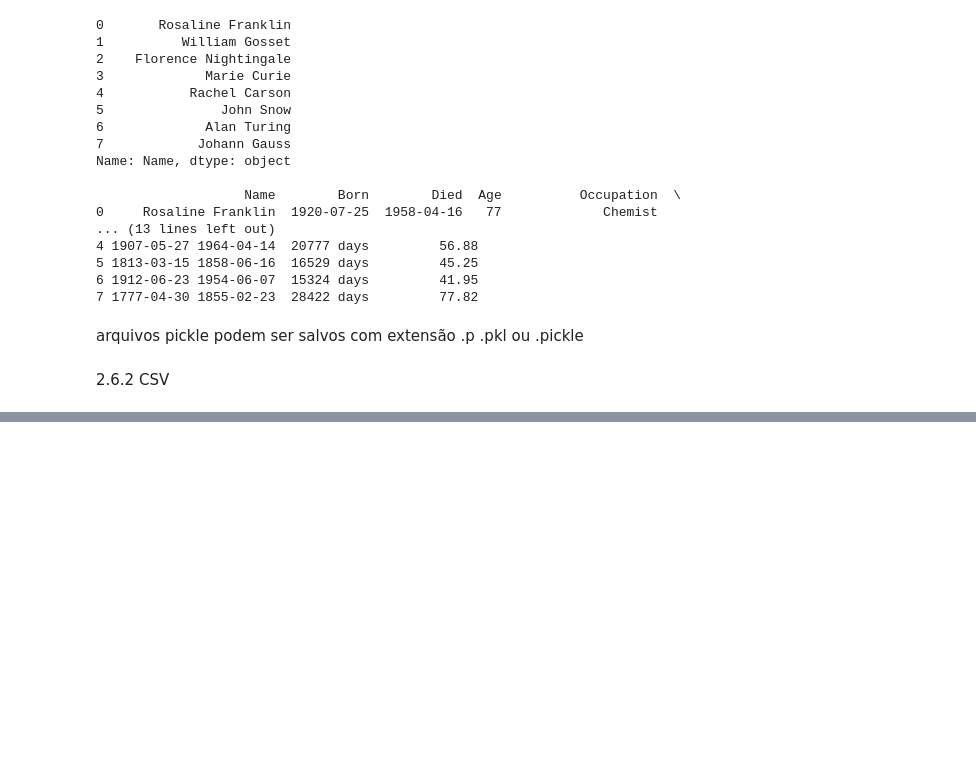
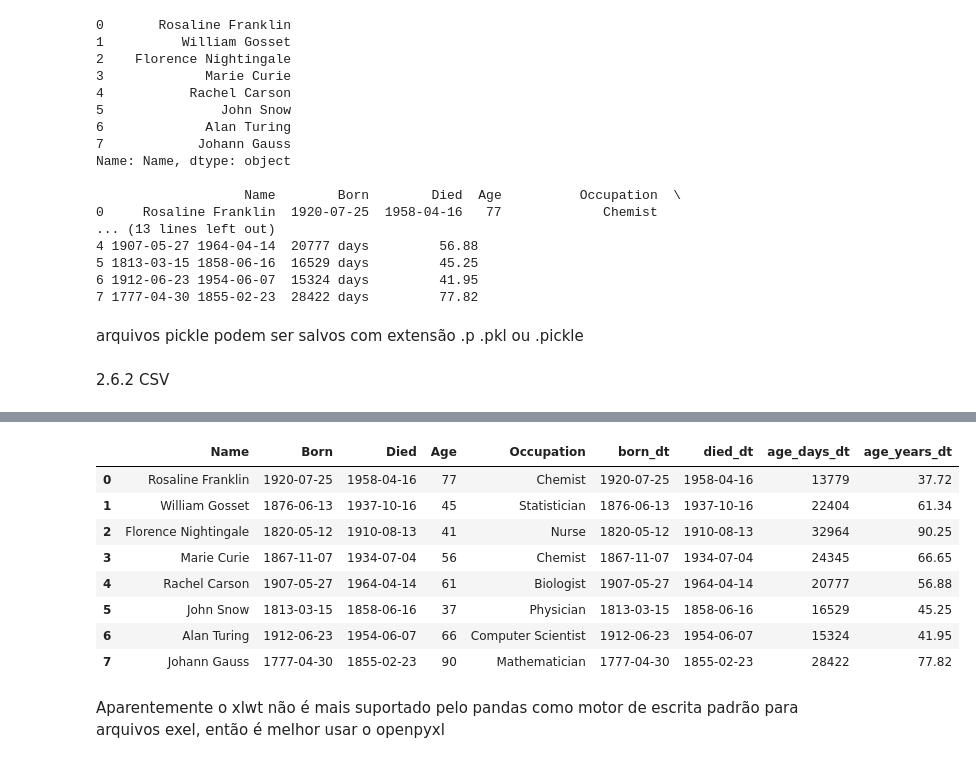
Before and after one commit to LuizGiehl/PFE, a Jupyter notebook: src/cap2.ipynb, the cells around one changed output, grey strips where cells are left out. Drawn from its saved outputs; the diff is of its cells as text; code cells hidden in the pictures; blank space fills up the shorter version.

```diff
--- a/src/cap2.ipynb
+++ b/src/cap2.ipynb
@@ -570,0 +630,15 @@ pg 85
+# %%
+scientists.to_excel('../output/scientists_df_exel.xlsx', sheet_name='scientists', index=False)
+pd.read_excel('../output/scientists_df_exel.xlsx')
+# %% [output]
+|  | Name | Born | Died | Age | Occupation | born_dt | died_dt | age_days_dt | age_years_dt |
+| 0 | Rosaline Franklin | 1920-07-25 | 1958-04-16 | 77 | Chemist | 1920-07-25 | 1958-04-16 | 13779 | 37.72 |
+| 1 | William Gosset | 1876-06-13 | 1937-10-16 | 45 | Statistician | 1876-06-13 | 1937-10-16 | 22404 | 61.34 |
+| 2 | Florence Nightingale | 1820-05-12 | 1910-08-13 | 41 | Nurse | 1820-05-12 | 1910-08-13 | 32964 | 90.25 |
+| 3 | Marie Curie | 1867-11-07 | 1934-07-04 | 56 | Chemist | 1867-11-07 | 1934-07-04 | 24345 | 66.65 |
+| 4 | Rachel Carson | 1907-05-27 | 1964-04-14 | 61 | Biologist | 1907-05-27 | 1964-04-14 | 20777 | 56.88 |
+| 5 | John Snow | 1813-03-15 | 1858-06-16 | 37 | Physician | 1813-03-15 | 1858-06-16 | 16529 | 45.25 |
+| 6 | Alan Turing | 1912-06-23 | 1954-06-07 | 66 | Computer Scientist | 1912-06-23 | 1954-06-07 | 15324 | 41.95 |
+| 7 | Johann Gauss | 1777-04-30 | 1855-02-23 | 90 | Mathematician | 1777-04-30 | 1855-02-23 | 28422 | 77.82 |
+# %% [markdown]
+Aparentemente o xlwt não é mais suportado pelo  pandas como motor de escrita padrão para arquivos exel, então é melhor usar o openpyxl
```
Also changed, not shown: parts of 7 cells of this notebook, 6 other files.
